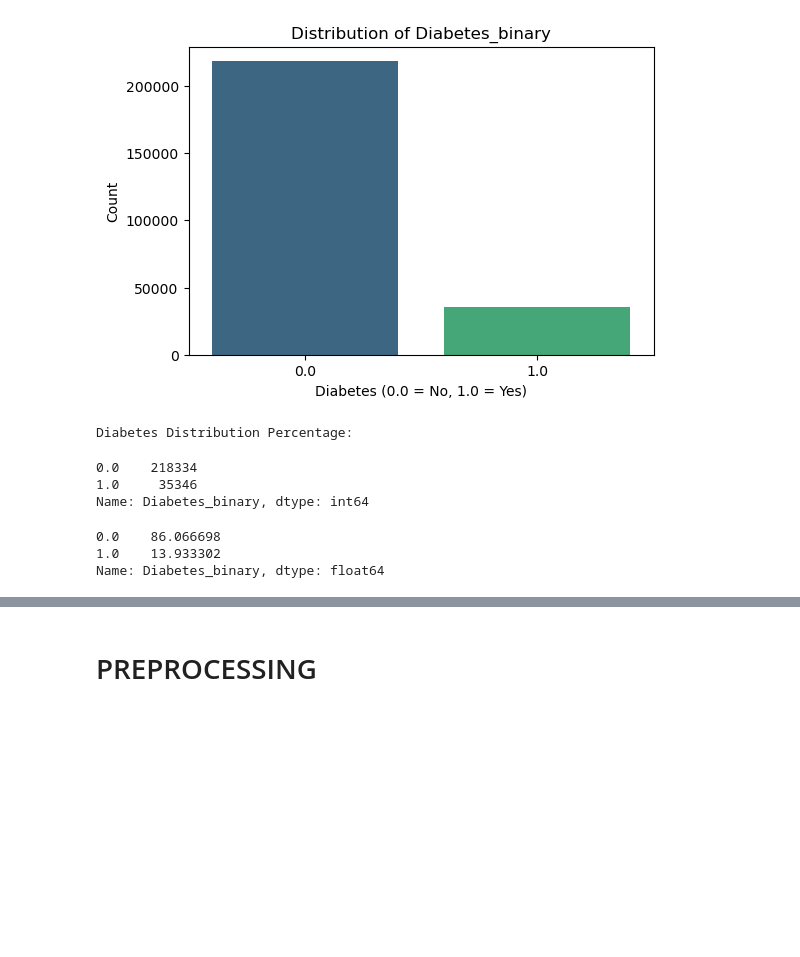
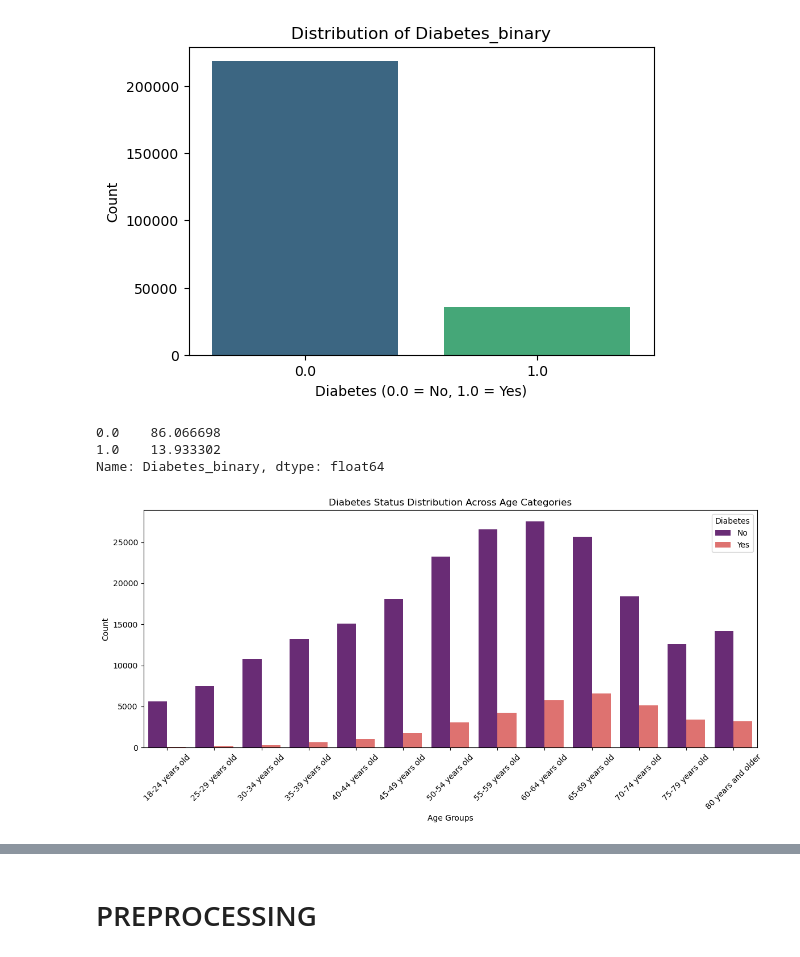
Before and after one commit to Niklauzi/cdc-diabetes-classification, a Jupyter notebook: CDC Diabetes Binary Prediction.ipynb, the cells around one changed output, grey strips where cells are left out. Cells and saved outputs as stored; diff of their text form; code cells hidden in the pictures; blank space fills up the shorter version.

```diff
--- a/CDC Diabetes Binary Prediction.ipynb
+++ b/CDC Diabetes Binary Prediction.ipynb
@@ -197,15 +192,6 @@ plt.ylabel('Count')
 plt.show()
 # %% [output]
 [figure]
-# %%
-# Print percentage distribution
-print("\nDiabetes Distribution Percentage:")
-df.Diabetes_binary.value_counts()
-# %% [output]
-Diabetes Distribution Percentage:
-0.0    218334
-1.0     35346
-Name: Diabetes_binary, dtype: int64
 # %%
 # Percentage value counts for diabetes_binary
 diabetes_counts = df.Diabetes_binary.value_counts(normalize=True) * 100
@@ -216,0 +207,38 @@ Name: Diabetes_binary, dtype: float64
+# %%
+# Visualizing the relationship between Age and Diabetes_binary
+
+# Defining the age mapping dictionary
+age_map = {
+    1: "18-24 years old",
+    2: "25-29 years old",
+    3: "30-34 years old",
+    4: "35-39 years old",
+    5: "40-44 years old",
+    6: "45-49 years old",
+    7: "50-54 years old",
+    8: "55-59 years old",
+    9: "60-64 years old",
+    10: "65-69 years old",
+    11: "70-74 years old",
+    12: "75-79 years old",
+    13: "80 years and older"
+}
+
+# Mapping the numeric Age column to readable age categories
+df['Age_groups'] = df['Age'].map(age_map)
+
+# Creating an ordered list of age categories based on the dictionary keys
+age_order = [age_map[i] for i in sorted(age_map.keys())]
+
+
+plt.figure(figsize=(12, 6))
+sns.countplot(data=df, x='Age_groups', hue='Diabetes_binary', palette='magma', order=age_order)
+plt.title("Diabetes Status Distribution Across Age Categories")
+plt.xlabel("Age Groups")
+plt.ylabel("Count")
+plt.xticks(rotation=45)
+plt.legend(title="Diabetes", labels=["No", "Yes"])
+plt.tight_layout()
+plt.show()
+# %% [output]
+[figure, added]
```
Also changed, not shown: parts of 34 cells of this notebook.
